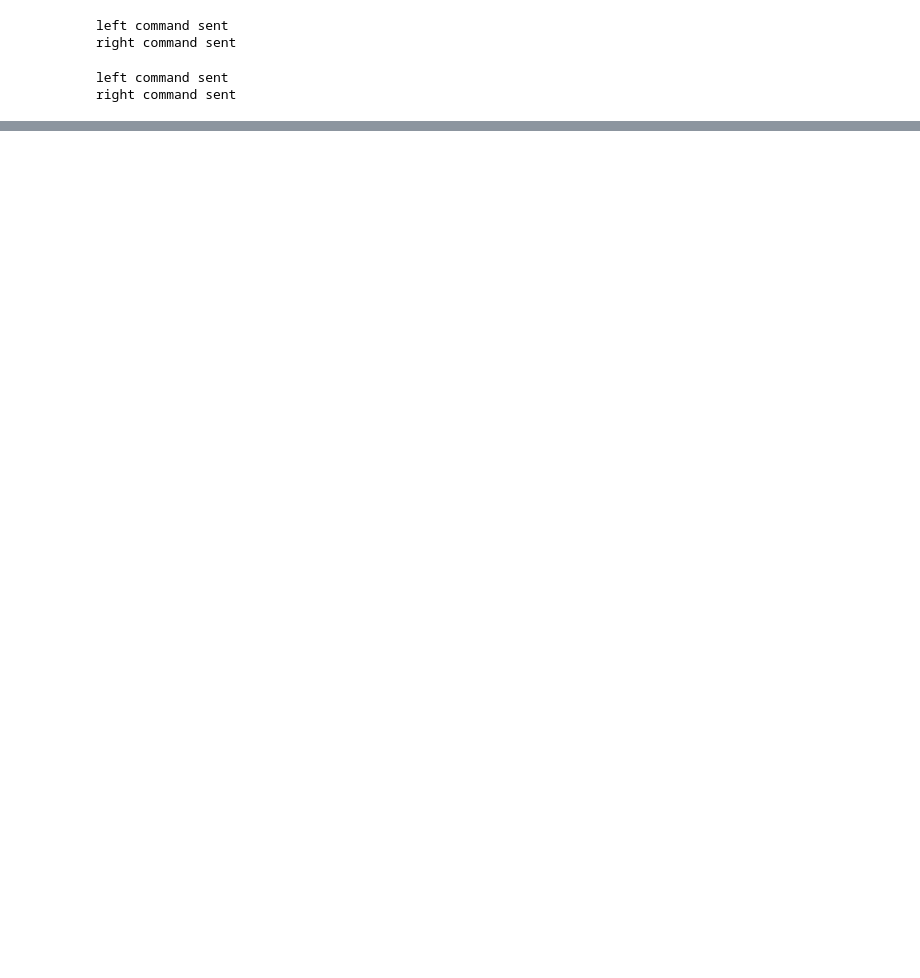
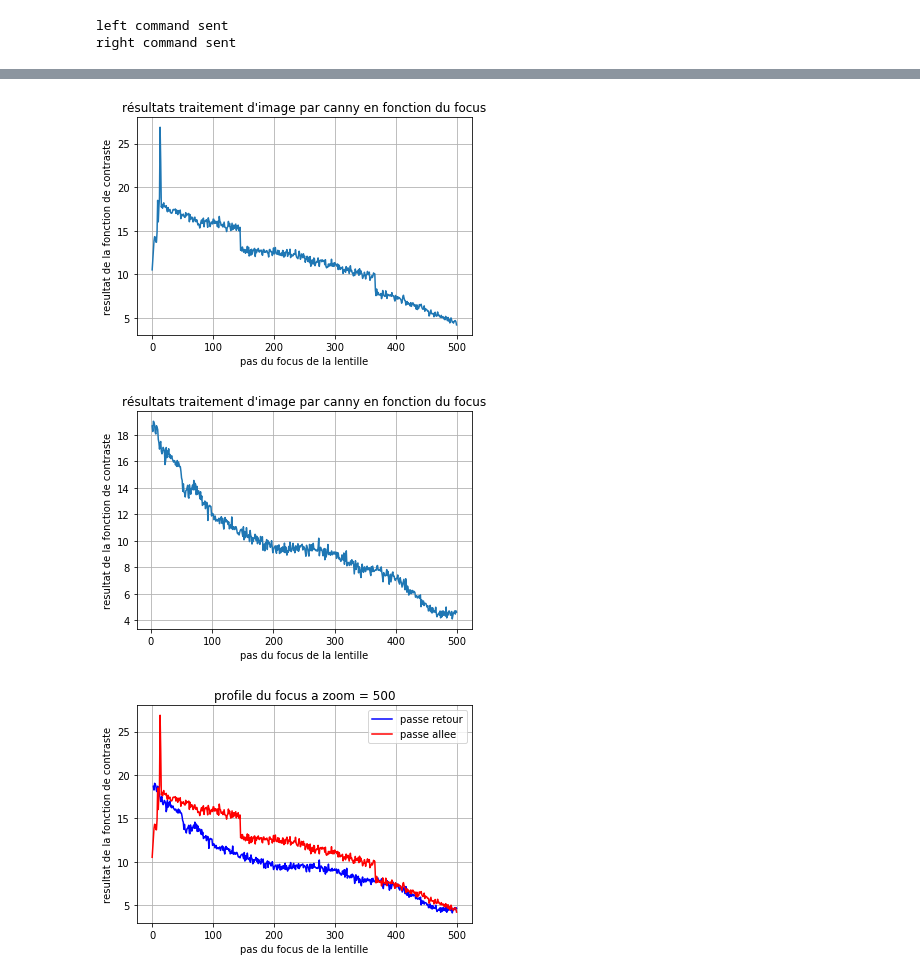
Before and after one commit to pollen-robotics/reachy_focus, a Jupyter notebook: reachy_focus/test syncro.ipynb, the cells around one changed output, grey strips where cells are left out. Drawn from its saved outputs; the diff is of its cells as text; code cells hidden in the pictures; blank space fills up the shorter version.

```diff
--- a/reachy_focus/test syncro.ipynb
+++ b/reachy_focus/test syncro.ipynb
@@ -24,10 +25,13 @@ print("right command sent")
 left command sent
 right command sent
 # %%
-zoom_controller._send_custom_command('left',350,110)
-print ("left command sent")
-zoom_controller._send_custom_command('right',350,110)
-print("right command sent")
+zoom_controller._send_custom_command('left',350,260)
+#print ("left command sent")
+zoom_controller._send_custom_command('right',350,260)
+#print("right command sent")
-# %% [output]
-left command sent
-right command sent
+# %%
+def Canny_Sharpness_function(im):
+    im = cv.Canny(im, 50, 100)
+    sum = cv.integral(im)  # calcul la somme cumulée de touts les pixel dans l'image
+    # print("sum canny = " + str(sum[-1][-1]) )
+    return sum[-1][-1]/(im.shape[0]*im.shape[1])
@@ -33,0 +40,58 @@ right command sent
+# %%
+cap = cv.VideoCapture('/dev/video0')#right eye
+# %%
+pos_min = 0
+pos_max = 500
+max = 0
+canny_a = []
+poses_a = []
+canny_r = []
+poses_r = []
+side = 'left'
+zoom = 500
+
+zoom_controller._send_custom_command(side,zoom,pos_min)
+time.sleep(1)
+for i in range(pos_min,pos_max,1):
+    zoom_controller._send_custom_command(side,zoom,i)
+    time.sleep(0.1)
+    ret, img = cap.read()
+    cv.imwrite(side+"_eye_aller"+str(i)+".png",img)
+    print(ret)
+    canny_a.append(Canny_Sharpness_function(img))
+    poses_a.append(i)
+
+plt.figure(1)
+plt.plot(poses_a,canny_a,)
+plt. grid()
+plt.title("résultats traitement d'image par canny en fonction du focus")
+plt.xlabel("pas du focus de la lentille")
+plt.ylabel("resultat de la fonction de contraste")
+plt.savefig(side+"_eye_passe_allee.png")
+
+for i in range(pos_max-1,pos_min+1,-1):
+    zoom_controller._send_custom_command(side,zoom,i)
+    time.sleep(0.1)
+    ret, img = cap.read()
+    print(ret)
+    canny_r.append(Canny_Sharpness_function(img))
+    poses_r.append(i)
+
+plt.figure(2)
+plt.plot(poses_r,canny_r)
+plt. grid()
+plt.title("résultats traitement d'image par canny en fonction du focus")
+plt.xlabel("pas du focus de la lentille")
+plt.ylabel("resultat de la fonction de contraste")
+plt.savefig(side+"_eye_passe_retour.png")
+
+plt.figure(3)
+plt.plot(poses_r, canny_r, label='passe retour', c='b')
+plt.plot(poses_a, canny_a, label='passe allee', c='r')
+plt.legend()
+plt. grid()
+plt.title("profile du focus a zoom = "+str(zoom))
+plt.xlabel("pas du focus de la lentille")
+plt.ylabel("resultat de la fonction de contraste")
+plt.savefig(side+"_eye_allee_retour.png")
+# %% [output]
@@ -33,0 +115,3 @@ right command sent
+[figure, added]
+[figure, added]
+[figure, added]
```
Also changed, not shown: parts of 3 cells of this notebook, 58 other files.
